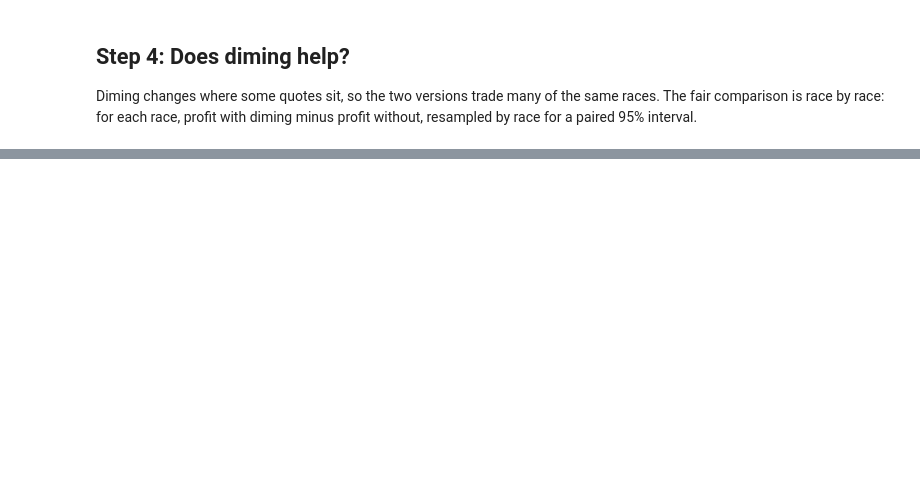
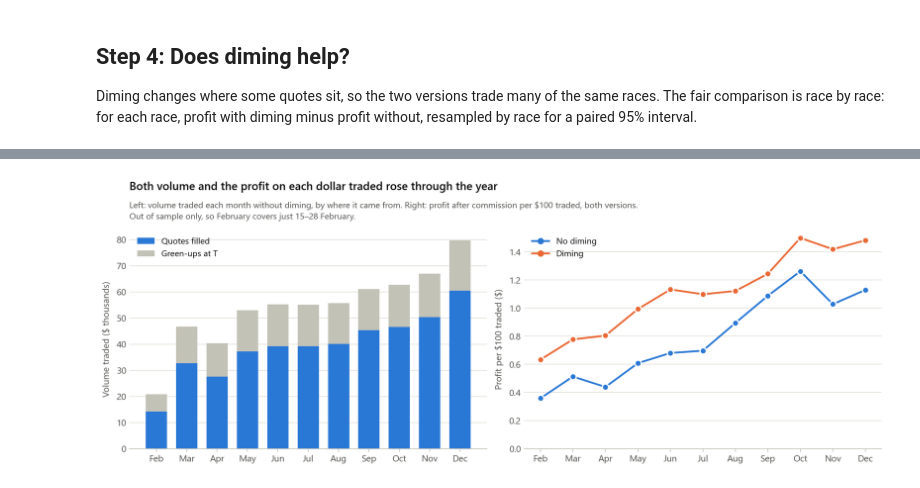
Before and after one commit to wazzak-99/Greyhound-Racing-Backtesting, a Jupyter notebook: evaluation/strategy-evaluation.ipynb, the cells around one changed output, grey strips where cells are left out. Cells and saved outputs as stored; diff of their text form; code cells hidden in the pictures; blank space fills up the shorter version.

```diff
--- a/evaluation/strategy-evaluation.ipynb
+++ b/evaluation/strategy-evaluation.ipynb
@@ -183,0 +341,21 @@ else:
+# %%
+traded = {}
+for name, folder in RUNS.items():
+    bets = pd.read_csv(folder / "bets.csv", dtype={"market_id": str},
+                       usecols=["market_id", "selection_id", "price", "stake", "gross_pnl"])
+    fills = runs[name][1]
+    assert (bets["market_id"].to_numpy() == fills["market_id"].to_numpy()).all()   # same fills, same order
+    bets["tag"] = fills["tag"].to_numpy()
+    bets = bets[bets["market_id"].isin(set(RACES[out_of_sample]))]
+    bets["month"] = bets["market_id"].map(month)
+    traded[name] = bets
+
+volume_summary = pd.DataFrame({name: {
+    "volume traded ($)": b["stake"].sum(),
+    "  from quotes ($)": b.loc[b["tag"] == "quote", "stake"].sum(),
+    "  from green-ups ($)": b.loc[b["tag"] == "greenup", "stake"].sum(),
+    "contracts traded": (b["stake"] * b["price"]).sum(),
+    "average bet ($)": b["stake"].mean(),
+    "profit per $100 traded ($)": 100 * profit.loc[out_of_sample, name].sum() / b["stake"].sum(),
+} for name, b in traded.items()})
+volume_summary.rename_axis("out of sample (15 Feb – 31 Dec)").round(2)
@@ -183,0 +371,26 @@ else:
+# %%
+OUT_MONTHS = [m for m in MONTHS if m in set(month[out_of_sample])]
+headline_name = next(iter(RUNS))
+by_month = traded[headline_name].groupby(["month", "tag"])["stake"].sum().unstack("tag").reindex(OUT_MONTHS) / 1000
+efficiency = pd.DataFrame({name: 100 * profit.loc[out_of_sample, name].groupby(month[out_of_sample]).sum()
+                           / b.groupby("month")["stake"].sum() for name, b in traded.items()}).reindex(OUT_MONTHS)
+
+fig, (left, right) = plt.subplots(1, 2, figsize=(12, 4.4), layout="constrained")
+x = np.arange(len(OUT_MONTHS))
+left.bar(x, by_month["quote"], width=0.7, color=COLOURS[headline_name], label="Quotes filled")
+left.bar(x, by_month["greenup"], width=0.7, bottom=by_month["quote"], color=LIGHT, label="Green-ups at T")
+left.set_xticks(x, OUT_MONTHS)
+left.set_axisbelow(True)
+left.set(ylabel="Volume traded ($ thousands)")
+legend(left, loc="upper left")
+for name in RUNS:
+    right.plot(x, efficiency[name], "-o", color=COLOURS[name], label=name.capitalize())
+right.set_xticks(x, OUT_MONTHS)
+right.set(ylabel=r"Profit per \$100 traded (\$)", ylim=(0, None))
+legend(right, loc="upper left")
+titles(left, "Both volume and the profit on each dollar traded rose through the year",
+       "Left: volume traded each month without diming, by where it came from. Right: profit after commission per "
+       r"\$100 traded, both versions." "\nOut of sample only, so February covers just 15–28 February.")
+plt.show()
+# %% [output]
+[figure, added]
```
Also changed, not shown: parts of 20 cells of this notebook, 7 other files.
